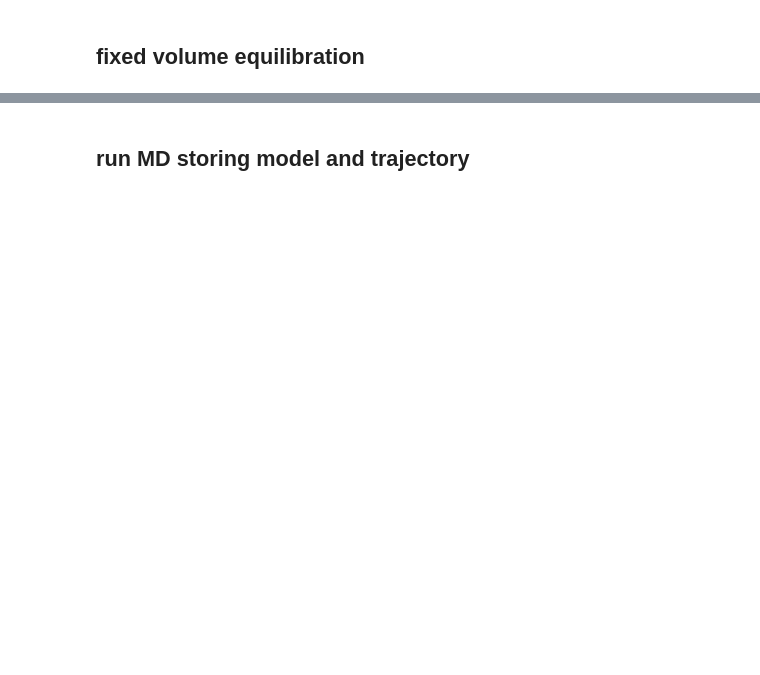
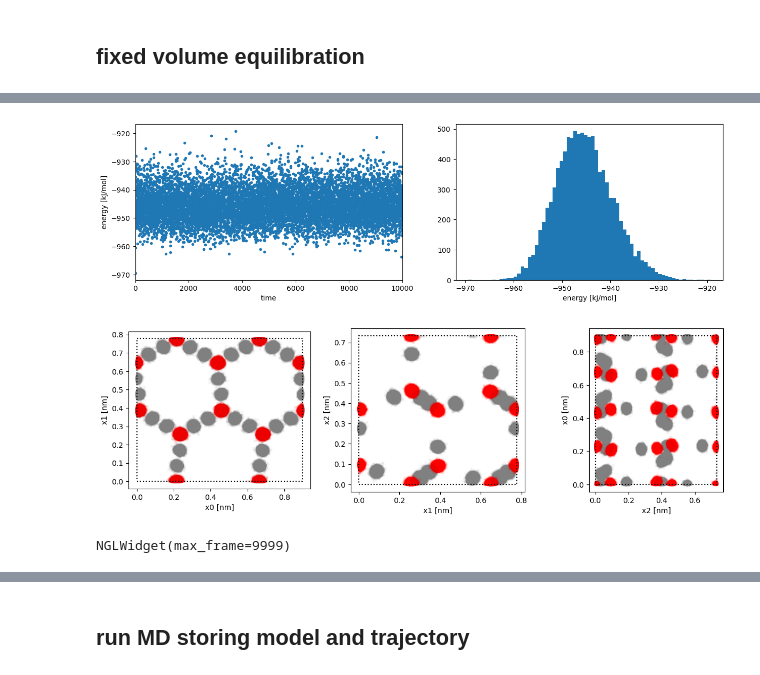
Before and after one commit to noegroup/rigid-flows, a Jupyter notebook: data/water/setup_ice_box.ipynb, the cells around one changed output, grey strips where cells are left out. Drawn from its saved outputs; the diff is of its cells as text; code cells hidden in the pictures; blank space fills up the shorter version.

```diff
--- a/data/water/setup_ice_box.ipynb
+++ b/data/water/setup_ice_box.ipynb
@@ -67,12 +96,12 @@ nonbondedCutoff: 0.36767863 (1.16194 [sigmaLJ])
 %%time
 #equilibrate
 if anisotropic_equilibration:
-    model.set_barostat('aniso')
+    model.set_barostat('aniso', pressure=1*unit.megapascal)
     print('barostat:', model.barostat)
 
     pace = 500
     n_iter = 10_000
-    simulation = setup_simulation(model, temp, minimizeEnergy=True)
+    simulation = model.setup_simulation(temp, minimizeEnergy=True)
 
     MDene = np.full(n_iter, np.nan)
     MDpos = np.full((n_iter, *model.positions.shape), np.nan)
@@ -121,7 +150,7 @@ print('barostat:', model.barostat)
 
 pace = 500
 n_iter = 10_000
-simulation = model.setup_simulation(temp, minimizeEnergy=True)
+simulation = model.setup_simulation(temp, minimizeEnergy=(not anisotropic_equilibration))
 
 MDene = np.full(n_iter, np.nan)
 MDpos = np.full((n_iter, *model.positions.shape), np.nan)
@@ -144,5 +174,9 @@ KeyboardInterrupt:
 # %%
 #visualize
 plot_energy(MDene)
-plot_2Dview(MDpos, MDbox)
-# model.get_view(MDpos, MDbox)
+model.plot_2Dview(MDpos, MDbox, toPBC=toPBC)
+model.get_view(MDpos, MDbox)
+# %% [output]
+[figure, added]
+[figure, added]
+NGLWidget(max_frame=9999)
```
Also changed, not shown: parts of 13 cells of this notebook, 2 other files.
